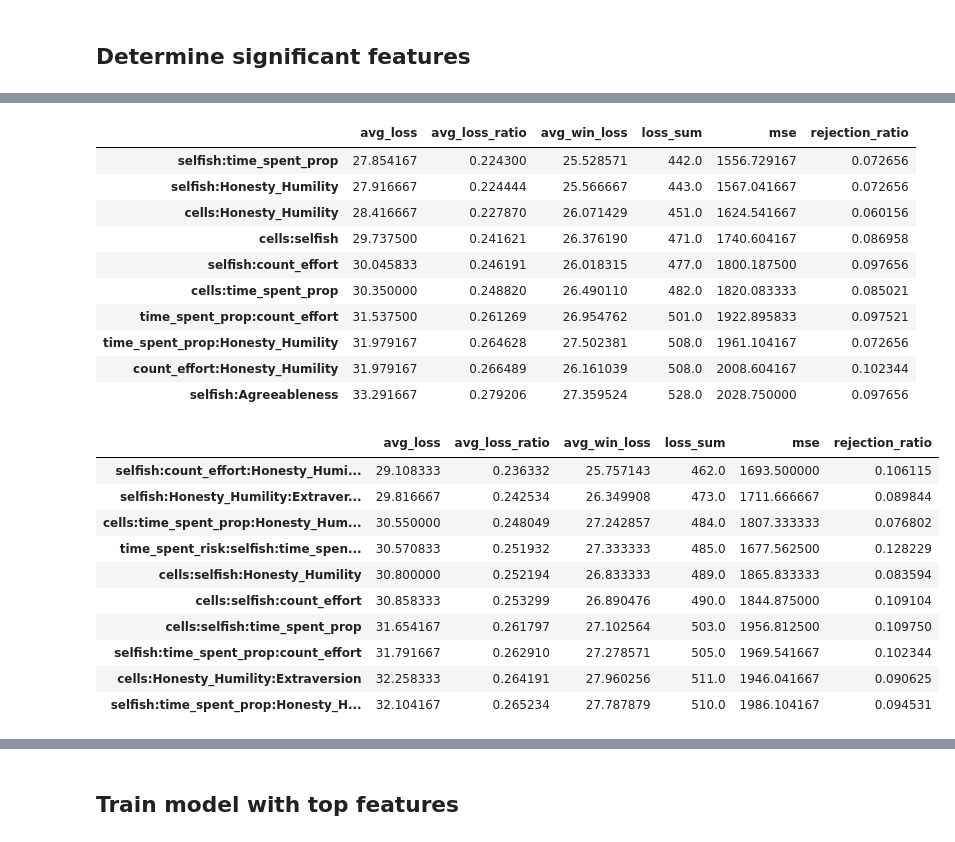
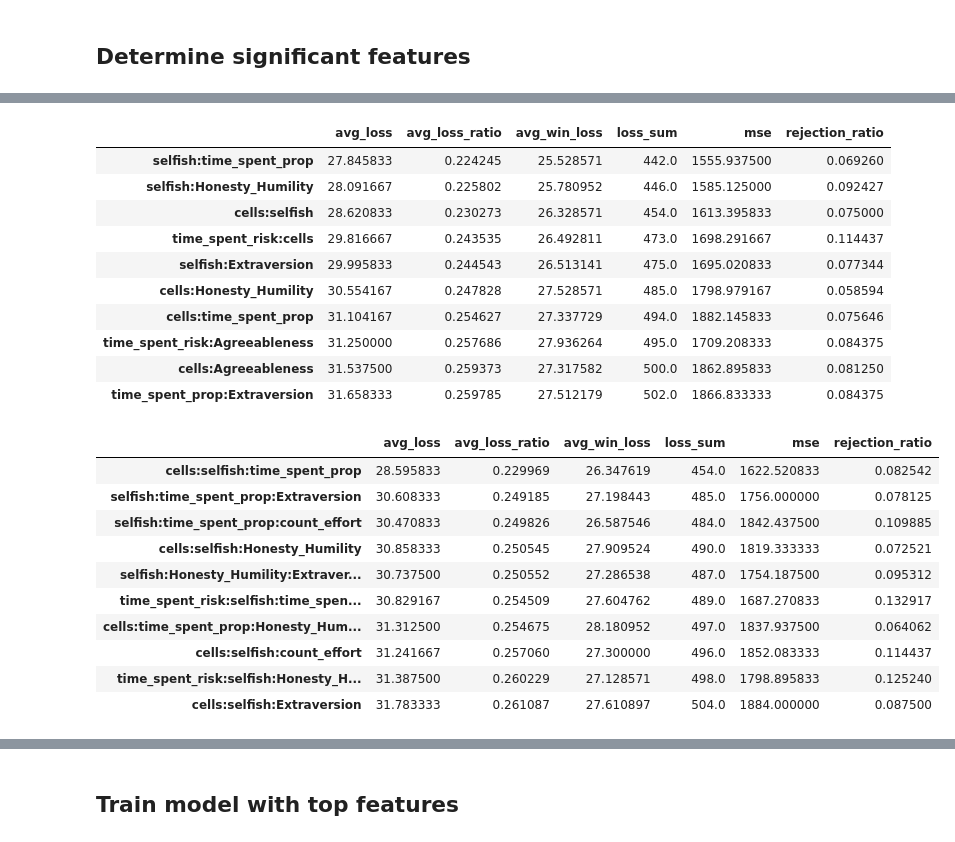
Before and after one commit to afranck64/ultimatum, a Jupyter notebook: notebooks/Ablation.ipynb, the cells around one changed output, grey strips where cells are left out. Drawn from its saved outputs; the diff is of its cells as text; code cells hidden in the pictures.

```diff
--- a/notebooks/Ablation.ipynb
+++ b/notebooks/Ablation.ipynb
@@ -73,7 +83,7 @@ for cols in combinations(features, 2):
     #index should be a list
     cols = list(cols)
     if cols[0]==cols[1]: continue
-    x, y = df_to_xy(df, select_columns=[col], df_min=df_min, df_max=df_max)
+    x, y = df_to_xy(df, select_columns=cols, df_min=df_min, df_max=df_max)
     model = AcceptanceModel()
     item_res = process_benchmark_cv(model, X=x, y=y)
     res[":".join(cols)] = item_res.mean()
@@ -83,49 +93,49 @@ res_duo_df.sort_values(by=['avg_loss_ratio'], inplace=True)
 res_duo_df.head(10)
 # %% [output]
 |  | avg_loss | avg_loss_ratio | avg_win_loss | loss_sum | mse | rejection_ratio |
-| selfish:time_spent_prop | 27.854167 | 0.224300 | 25.528571 | 442.0 | 1556.729167 | 0.072656 |
-| selfish:Honesty_Humility | 27.916667 | 0.224444 | 25.566667 | 443.0 | 1567.041667 | 0.072656 |
-| cells:Honesty_Humility | 28.416667 | 0.227870 | 26.071429 | 451.0 | 1624.541667 | 0.060156 |
-| cells:selfish | 29.737500 | 0.241621 | 26.376190 | 471.0 | 1740.604167 | 0.086958 |
-| selfish:count_effort | 30.045833 | 0.246191 | 26.018315 | 477.0 | 1800.187500 | 0.097656 |
-| cells:time_spent_prop | 30.350000 | 0.248820 | 26.490110 | 482.0 | 1820.083333 | 0.085021 |
-| time_spent_prop:count_effort | 31.537500 | 0.261269 | 26.954762 | 501.0 | 1922.895833 | 0.097521 |
-| time_spent_prop:Honesty_Humility | 31.979167 | 0.264628 | 27.502381 | 508.0 | 1961.104167 | 0.072656 |
-| count_effort:Honesty_Humility | 31.979167 | 0.266489 | 26.161039 | 508.0 | 2008.604167 | 0.102344 |
-| selfish:Agreeableness | 33.291667 | 0.279206 | 27.359524 | 528.0 | 2028.750000 | 0.097656 |
+| selfish:time_spent_prop | 27.845833 | 0.224245 | 25.528571 | 442.0 | 1555.937500 | 0.069260 |
+| selfish:Honesty_Humility | 28.091667 | 0.225802 | 25.780952 | 446.0 | 1585.125000 | 0.092427 |
+| cells:selfish | 28.620833 | 0.230273 | 26.328571 | 454.0 | 1613.395833 | 0.075000 |
+| time_spent_risk:cells | 29.816667 | 0.243535 | 26.492811 | 473.0 | 1698.291667 | 0.114437 |
+| selfish:Extraversion | 29.995833 | 0.244543 | 26.513141 | 475.0 | 1695.020833 | 0.077344 |
+| cells:Honesty_Humility | 30.554167 | 0.247828 | 27.528571 | 485.0 | 1798.979167 | 0.058594 |
+| cells:time_spent_prop | 31.104167 | 0.254627 | 27.337729 | 494.0 | 1882.145833 | 0.075646 |
+| time_spent_risk:Agreeableness | 31.250000 | 0.257686 | 27.936264 | 495.0 | 1709.208333 | 0.084375 |
+| cells:Agreeableness | 31.537500 | 0.259373 | 27.317582 | 500.0 | 1862.895833 | 0.081250 |
+| time_spent_prop:Extraversion | 31.658333 | 0.259785 | 27.512179 | 502.0 | 1866.833333 | 0.084375 |
 # %%
 from itertools import combinations
 
 
 features = list(df)
 if 'min_offer' in features:
     features.remove('min_offer')
 
 res = {}
 for cols in combinations(features, 3):
     #index should be a list
     cols = list(cols)
     if cols[0]==cols[1]: continue
-    x, y = df_to_xy(df, select_columns=[col], df_min=df_min, df_max=df_max)
+    x, y = df_to_xy(df, select_columns=cols, df_min=df_min, df_max=df_max)
     model = AcceptanceModel()
     item_res = process_benchmark_cv(model, X=x, y=y)
     res[":".join(cols)] = item_res.mean()
 
 res_trio_df = pd.DataFrame(res).T
 res_trio_df.sort_values(by=['avg_loss_ratio'], inplace=True)
 res_trio_df.head(10)
 # %% [output]
 |  | avg_loss | avg_loss_ratio | avg_win_loss | loss_sum | mse | rejection_ratio |
-| selfish:count_effort:Honesty_Humi... | 29.108333 | 0.236332 | 25.757143 | 462.0 | 1693.500000 | 0.106115 |
-| selfish:Honesty_Humility:Extraver... | 29.816667 | 0.242534 | 26.349908 | 473.0 | 1711.666667 | 0.089844 |
-| cells:time_spent_prop:Honesty_Hum... | 30.550000 | 0.248049 | 27.242857 | 484.0 | 1807.333333 | 0.076802 |
-| time_spent_risk:selfish:time_spen... | 30.570833 | 0.251932 | 27.333333 | 485.0 | 1677.562500 | 0.128229 |
-| cells:selfish:Honesty_Humility | 30.800000 | 0.252194 | 26.833333 | 489.0 | 1865.833333 | 0.083594 |
-| cells:selfish:count_effort | 30.858333 | 0.253299 | 26.890476 | 490.0 | 1844.875000 | 0.109104 |
-| cells:selfish:time_spent_prop | 31.654167 | 0.261797 | 27.102564 | 503.0 | 1956.812500 | 0.109750 |
-| selfish:time_spent_prop:count_effort | 31.791667 | 0.262910 | 27.278571 | 505.0 | 1969.541667 | 0.102344 |
-| cells:Honesty_Humility:Extraversion | 32.258333 | 0.264191 | 27.960256 | 511.0 | 1946.041667 | 0.090625 |
-| selfish:time_spent_prop:Honesty_H... | 32.104167 | 0.265234 | 27.787879 | 510.0 | 1986.104167 | 0.094531 |
+| cells:selfish:time_spent_prop | 28.595833 | 0.229969 | 26.347619 | 454.0 | 1622.520833 | 0.082542 |
+| selfish:time_spent_prop:Extraversion | 30.608333 | 0.249185 | 27.198443 | 485.0 | 1756.000000 | 0.078125 |
+| selfish:time_spent_prop:count_effort | 30.470833 | 0.249826 | 26.587546 | 484.0 | 1842.437500 | 0.109885 |
+| cells:selfish:Honesty_Humility | 30.858333 | 0.250545 | 27.909524 | 490.0 | 1819.333333 | 0.072521 |
+| selfish:Honesty_Humility:Extraver... | 30.737500 | 0.250552 | 27.286538 | 487.0 | 1754.187500 | 0.095312 |
+| time_spent_risk:selfish:time_spen... | 30.829167 | 0.254509 | 27.604762 | 489.0 | 1687.270833 | 0.132917 |
+| cells:time_spent_prop:Honesty_Hum... | 31.312500 | 0.254675 | 28.180952 | 497.0 | 1837.937500 | 0.064062 |
+| cells:selfish:count_effort | 31.241667 | 0.257060 | 27.300000 | 496.0 | 1852.083333 | 0.114437 |
+| time_spent_risk:selfish:Honesty_H... | 31.387500 | 0.260229 | 27.128571 | 498.0 | 1798.895833 | 0.125240 |
+| cells:selfish:Extraversion | 31.783333 | 0.261087 | 27.610897 | 504.0 | 1884.000000 | 0.087500 |
 # %%
 from itertools import combinations
 
```
Also changed, not shown: parts of 9 cells of this notebook, 9 other files.
